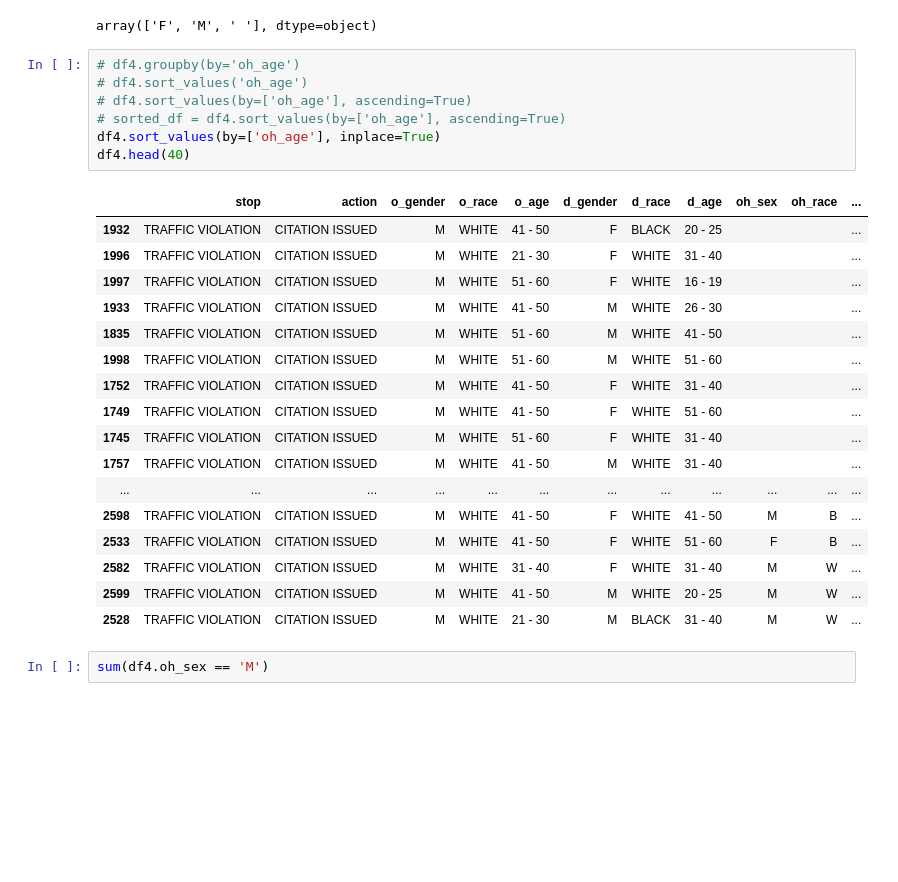
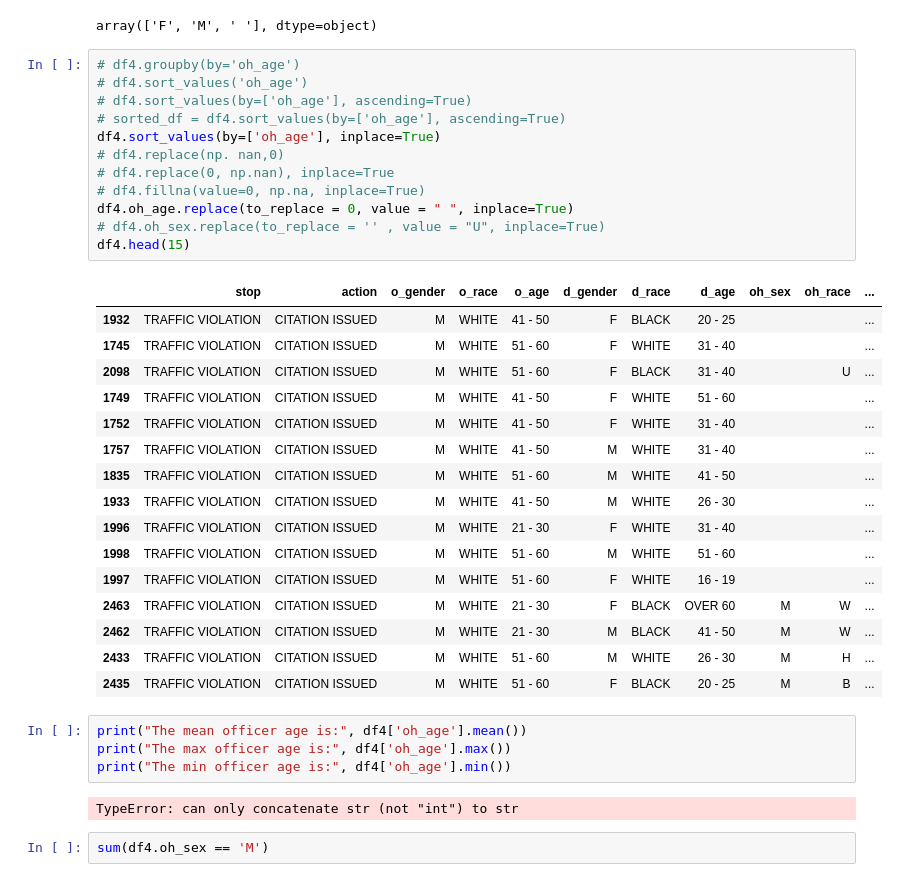
Before and after one commit to dmorton714/lmpd, a Jupyter notebook: lmpd_cleaned.ipynb, the cells around one changed output. Saved outputs shown, nothing was run; the diff lists cells and outputs as text; blank space fills up the shorter version.

```diff
--- a/lmpd_cleaned.ipynb
+++ b/lmpd_cleaned.ipynb
@@ -134,28 +134,38 @@ array(['F', 'M', ' '], dtype=object)
 # %%
 # df4.groupby(by='oh_age')
 # df4.sort_values('oh_age')
 # df4.sort_values(by=['oh_age'], ascending=True)
 # sorted_df = df4.sort_values(by=['oh_age'], ascending=True)
 df4.sort_values(by=['oh_age'], inplace=True)
-df4.head(40)
+# df4.replace(np. nan,0)
+# df4.replace(0, np.nan), inplace=True
+# df4.fillna(value=0, np.na, inplace=True)
+df4.oh_age.replace(to_replace = 0, value = " ", inplace=True)
+# df4.oh_sex.replace(to_replace = '' , value = "U", inplace=True)
+df4.head(15)
 # %% [output]
 |  | stop | action | o_gender | o_race | o_age | d_gender | d_race | d_age | oh_sex | oh_race | ... |
 | 1932 | TRAFFIC VIOLATION | CITATION ISSUED | M | WHITE | 41 - 50 | F | BLACK | 20 - 25 |  |  | ... |
+| 1745 | TRAFFIC VIOLATION | CITATION ISSUED | M | WHITE | 51 - 60 | F | WHITE | 31 - 40 |  |  | ... |
+| 2098 | TRAFFIC VIOLATION | CITATION ISSUED | M | WHITE | 51 - 60 | F | BLACK | 31 - 40 |  | U | ... |
+| 1749 | TRAFFIC VIOLATION | CITATION ISSUED | M | WHITE | 41 - 50 | F | WHITE | 51 - 60 |  |  | ... |
+| 1752 | TRAFFIC VIOLATION | CITATION ISSUED | M | WHITE | 41 - 50 | F | WHITE | 31 - 40 |  |  | ... |
+| 1757 | TRAFFIC VIOLATION | CITATION ISSUED | M | WHITE | 41 - 50 | M | WHITE | 31 - 40 |  |  | ... |
+| 1835 | TRAFFIC VIOLATION | CITATION ISSUED | M | WHITE | 51 - 60 | M | WHITE | 41 - 50 |  |  | ... |
+| 1933 | TRAFFIC VIOLATION | CITATION ISSUED | M | WHITE | 41 - 50 | M | WHITE | 26 - 30 |  |  | ... |
 | 1996 | TRAFFIC VIOLATION | CITATION ISSUED | M | WHITE | 21 - 30 | F | WHITE | 31 - 40 |  |  | ... |
+| 1998 | TRAFFIC VIOLATION | CITATION ISSUED | M | WHITE | 51 - 60 | M | WHITE | 51 - 60 |  |  | ... |
 | 1997 | TRAFFIC VIOLATION | CITATION ISSUED | M | WHITE | 51 - 60 | F | WHITE | 16 - 19 |  |  | ... |
-| 1933 | TRAFFIC VIOLATION | CITATION ISSUED | M | WHITE | 41 - 50 | M | WHITE | 26 - 30 |  |  | ... |
-| 1835 | TRAFFIC VIOLATION | CITATION ISSUED | M | WHITE | 51 - 60 | M | WHITE | 41 - 50 |  |  | ... |
-| 1998 | TRAFFIC VIOLATION | CITATION ISSUED | M | WHITE | 51 - 60 | M | WHITE | 51 - 60 |  |  | ... |
-| 1752 | TRAFFIC VIOLATION | CITATION ISSUED | M | WHITE | 41 - 50 | F | WHITE | 31 - 40 |  |  | ... |
-| 1749 | TRAFFIC VIOLATION | CITATION ISSUED | M | WHITE | 41 - 50 | F | WHITE | 51 - 60 |  |  | ... |
-| 1745 | TRAFFIC VIOLATION | CITATION ISSUED | M | WHITE | 51 - 60 | F | WHITE | 31 - 40 |  |  | ... |
-| 1757 | TRAFFIC VIOLATION | CITATION ISSUED | M | WHITE | 41 - 50 | M | WHITE | 31 - 40 |  |  | ... |
-| ... | ... | ... | ... | ... | ... | ... | ... | ... | ... | ... | ... |
-| 2598 | TRAFFIC VIOLATION | CITATION ISSUED | M | WHITE | 41 - 50 | F | WHITE | 41 - 50 | M | B | ... |
-| 2533 | TRAFFIC VIOLATION | CITATION ISSUED | M | WHITE | 41 - 50 | F | WHITE | 51 - 60 | F | B | ... |
-| 2582 | TRAFFIC VIOLATION | CITATION ISSUED | M | WHITE | 31 - 40 | F | WHITE | 31 - 40 | M | W | ... |
-| 2599 | TRAFFIC VIOLATION | CITATION ISSUED | M | WHITE | 41 - 50 | M | WHITE | 20 - 25 | M | W | ... |
-| 2528 | TRAFFIC VIOLATION | CITATION ISSUED | M | WHITE | 21 - 30 | M | BLACK | 31 - 40 | M | W | ... |
+| 2463 | TRAFFIC VIOLATION | CITATION ISSUED | M | WHITE | 21 - 30 | F | BLACK | OVER 60 | M | W | ... |
+| 2462 | TRAFFIC VIOLATION | CITATION ISSUED | M | WHITE | 21 - 30 | M | BLACK | 41 - 50 | M | W | ... |
+| 2433 | TRAFFIC VIOLATION | CITATION ISSUED | M | WHITE | 51 - 60 | M | WHITE | 26 - 30 | M | H | ... |
+| 2435 | TRAFFIC VIOLATION | CITATION ISSUED | M | WHITE | 51 - 60 | F | BLACK | 20 - 25 | M | B | ... |
+# %%
+print("The mean officer age is:", df4['oh_age'].mean())
+print("The max officer age is:", df4['oh_age'].max())
+print("The min officer age is:", df4['oh_age'].min())
+# %% [output]
+TypeError: can only concatenate str (not "int") to str
 # %%
 sum(df4.oh_sex == 'M')
 # %% [output]
```
